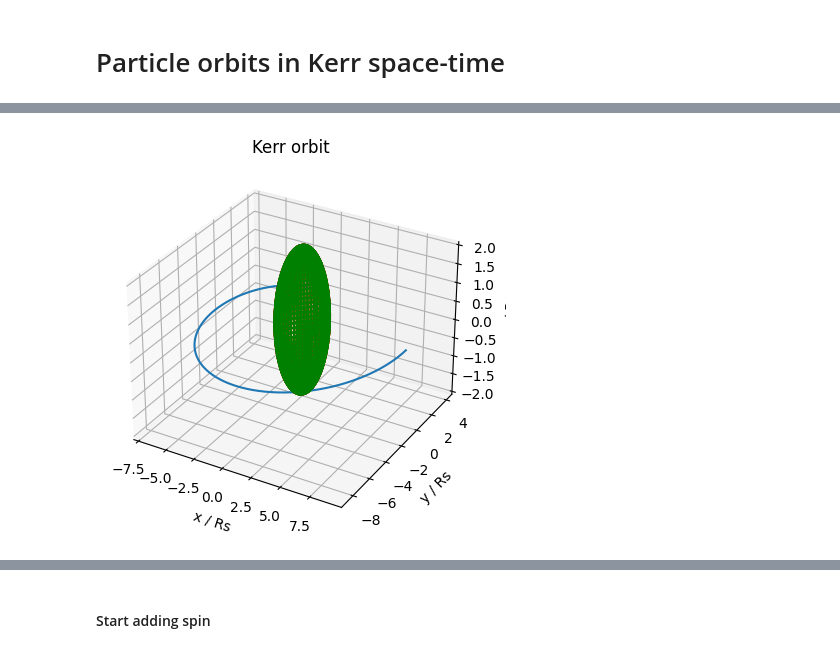
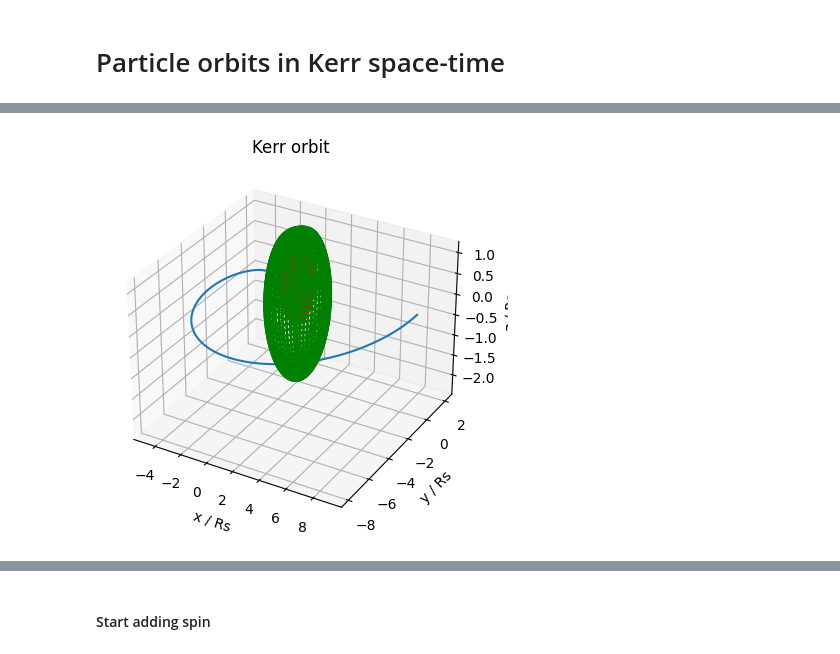
Before and after one commit to j-moncr/honours_nr, a Jupyter notebook: particle_orbits.ipynb, the cells around one changed output, grey strips where cells are left out. Saved outputs shown, nothing was run; the diff lists cells and outputs as text; code cells hidden in the pictures.

```diff
--- a/particle_orbits.ipynb
+++ b/particle_orbits.ipynb
@@ -214,37 +411,37 @@ HTML(ani.to_html5_video())
 # %%
 
-# Initial conditions, for massive particle circular orbit about a Schwarzschild (spin=0) black hole
-r0 = 9.0
+# Initial conditions, for massive particle circular orbit about a Kerr (spin=M**2) black hole
+# ISCO for retrograde orbit (opposite direction to spin)
+r0 = 9
 theta0 = np.pi/2
 phi0 = 0.0
 t_prime_0 = 0.0
 p_r0 = 0.0
-# p_theta0 = -22/(3*np.sqrt(3)) / r0**2
+p_theta0 = 0
 
 # Constants of motion
 G = c = M = 1.0
-a = 0.0
+a = 1.0
 
 # See notebook for derivation of these constants
 L = -22/(3*np.sqrt(3))
 E = 5 / (3*np.sqrt(3))
 Q = p_theta0**2 + np.cos(theta0)**2 * (a**2 * (M**2-E**2)+(L**2/np.sin(theta0)**2)**2)
+Q = 0
 H = -1.0       # Massive particle
 
-p_theta0 = (1/Delta(r0, M, a)) * ((1-2*M/r0)*L + (2*M*a/r0)*E)
-p_theta0 = np.sin(theta0)*np.cos(theta0)/Sigma(r0, theta0, a) * (L**2/np.sin(theta0)**4 - a**2*(E**2 + H))*3
 
 params = (M, a, L, E, Q, H)
 
 y0 = [r0, theta0, phi0, t_prime_0, p_r0, p_theta0]
 
 # Time
-T = 300
-dt = 1e-3
+T = 500
+dt = 1e-6
 t_span = [0.0, T]
-t = np.arange(0.0, T, 1e-3)
+t = np.arange(0.0, T, 1e-5)
 
 x, y, z = solve_EOM(t_span, y0, params, t)
 plot_trajectory(x, y, z, params)
 # %% [output]
-[figure, old version]
+[figure, new version]
```
Also changed, not shown: parts of 27 cells of this notebook, 1 other file.
